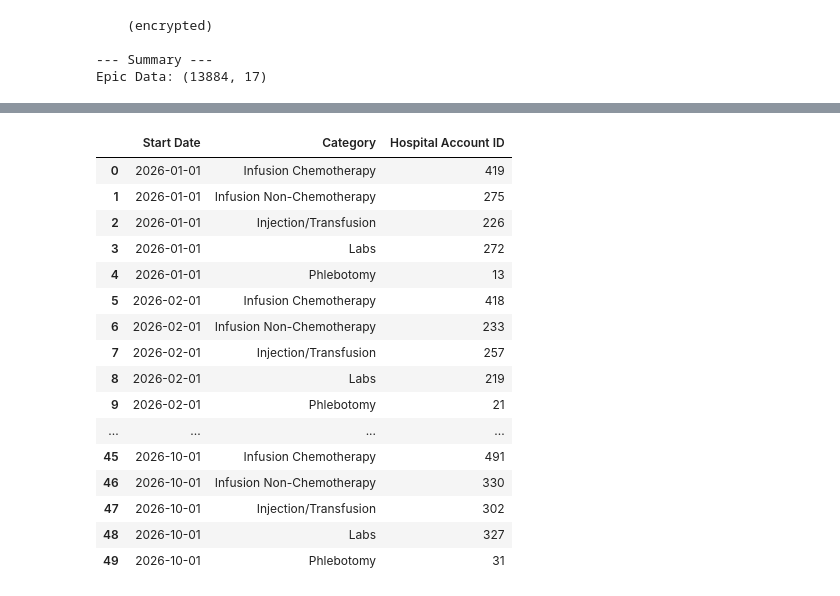
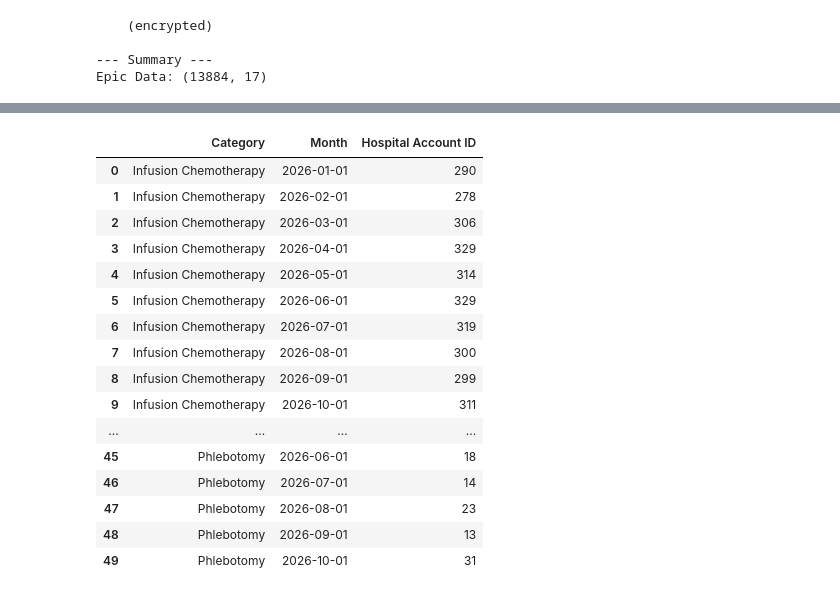
Before and after one commit to k8bixby/manhattan, a Jupyter notebook: financials/infusion.ipynb, the cells around one changed output, grey strips where cells are left out. Saved outputs shown, nothing was run; the diff lists cells and outputs as text; code cells hidden in the pictures.

```diff
--- a/financials/infusion.ipynb
+++ b/financials/infusion.ipynb
@@ -184,9 +236,10 @@ print(f"Epic Data: {epic_infusion.shape}")
 Epic Data: (13884, 17)
 # %%
 infusion_cases = (
-    epic_infusion[['Start Date', 'Slices by Procedure CPT Code Detail.1', 'Hospital Account ID']]
+    epic_infusion[['Patient Epic ID', 'Service Date', 'Charge Code', 'Posted Amount ($)', 'Hospital Account ID']]
     .drop_duplicates()
-    .rename(columns={'Slices by Procedure CPT Code Detail.1': 'CPT Code'}))
+    .rename(columns={'Charge Code': 'CPT Code', 'Posted Amount ($)': 'Amount'})
+)
 
 display(infusion_cases)
 # %% [output]
@@ -206,45 +259,68 @@ display(infusion_cases)
 # %%
 infusion_types = pd.DataFrame(
-    [       ('96401 - HC CHEMOTX ADMN SUBQ/IM NON-HORMONAL ANTI-NEO', 'Infusion Chemotherapy'),
-                ('96402 - HC CHEMOTX ADMN SUBQ/IM HORMONAL ANTI-NEO', 'Infusion Chemotherapy'),
-               ('96409 - HC CHEMOTX ADMN IV PUSH TQ 1/1ST SBST/DRUG', 'Infusion Chemotherapy'),
-                  ('96411 - HC CHEMOTX ADMN IV PUSH TQ EA SBST/DRUG', 'Infusion Chemotherapy'),
-        ('96413 - HC CHEMOTX ADMN IV NFS TQ UP 1 HR 1/1ST SBST/DRUG', 'Infusion Chemotherapy'),
-                  ('36415 - HC COLLECTION VENOUS BLOOD VENIPUNCTURE', 'Labs'),
-                    ('36430 - HC TRANSFUSION BLOOD/BLOOD COMPONENTS', 'Injection/Transfusion'),
-           ('96360 - HC IV INFUSION HYDRATION INITIAL 31 MIN-1 HOUR', 'Infusion Non-Chemotherapy'),
-       ('96365 - HC IV INFUSION THERAPY/PROPHYLAXIS /DX 1ST TO 1 HR', 'Infusion Non-Chemotherapy'),
-         ('96372 - HC THERAPEUTIC PROPHYLACTIC/DX INJECTION SUBQ/IM', 'Injection/Transfusion'),
-        ('96374 - HC THER PROPH/DX NJX IV PUSH SINGLE/1ST SBST/DRUG', 'Injection/Transfusion'),
-        ('96377 - HC APPL ON-BODY INJECTOR FOR TIMED SUBQ INJECTION', 'Injection/Transfusion'),
-       ('96523 - HC IRRIGAJ IMPLNTD VENOUS ACCESS DRUG DELIVERY SYS', 'Injection/Transfusion'),
-             ('99195 - HC PHLEBOTOMY THERAPEUTIC SEPARATE PROCEDURE', 'Phlebotomy')
-
+    [ (96401, 'Injection/Transfusion'),
+      (96402, 'Injection/Transfusion'),
+      (96409, 'Infusion Chemotherapy'),
+      (96411, 'Infusion Chemotherapy'),
+      (96413, 'Infusion Chemotherapy'),
+      (36415, 'Labs'),
+      (36430, 'Injection/Transfusion'),
+      (96360, 'Infusion Non-Chemotherapy'),
+      (96365, 'Infusion Non-Chemotherapy'),
+      (96372, 'Injection/Transfusion'),
+      (96374, 'Injection/Transfusion'),
+      (96377, 'Injection/Transfusion'),
+      (96523, 'Injection/Transfusion'),
+      (99195, 'Phlebotomy')
            ],
     columns=['CPT Code', 'Category']
 )
 
+#96413 > 96409 > 96401 > 96402 > 96365 > 96374 > 96360 > 96372
+
+# ---------- Hierarchy (highest priority first) ----------
+HIERARCHY = [96413, 96411, 96409, 96401, 96402, 96365, 96360, 96374, 96372, 96377, 96523, 36430, 36415, 99195]
+RANK = {code: i for i, code in enumerate(HIERARCHY, start=1)}
+
+PATIENT_COL = 'Hospital Account ID'     # change to your actual column name
+GROUP_COLS = [PATIENT_COL]          # add a date/encounter column for per-visit (see below)
+
+# Make sure CPT codes are numeric on both sides, or the merge silently fails
+infusion_cases['CPT Code'] = pd.to_numeric(infusion_cases['CPT Code'], errors='coerce').astype('Int64')
+infusion_types['CPT Code'] = infusion_types['CPT Code'].astype('Int64')
+
 inf_cat = pd.merge(infusion_cases, infusion_types, how='left', on='CPT Code')
 
-inf_group = inf_cat.groupby(['Start Date', 'Category'])['Hospital Account ID'].count().reset_index()
-inf_month = inf_cat.groupby(['Start Date'])['Hospital Account ID'].count().reset_index()
-display(inf_group)
-display(inf_month)
+# ---------- Rank and flag ----------
+inf_cat['Hierarchy Rank'] = inf_cat['CPT Code'].map(RANK)   # codes not in the list -> NaN
+
+primary_idx = (inf_cat.dropna(subset=['Hierarchy Rank'])
+                      .groupby(GROUP_COLS)['Hierarchy Rank']
+                      .idxmin())                             # one row per group, even with repeats
+
+inf_cat['Primary Flag'] = 'Non-Primary'
+inf_cat.loc[primary_idx, 'Primary Flag'] = 'Primary'
+
+inf_cat['Month'] = inf_cat['Service Date'].dt.to_period('M').dt.to_timestamp()
+
+inf_grouped = inf_cat[inf_cat['Primary Flag'] == 'Primary'].groupby(['Category', 'Month'])['Hospital Account ID'].nunique().reset_index()
+
+display(inf_grouped)
 # %% [output]
-|  | Start Date | Category | Hospital Account ID |
-| 0 | 2026-01-01 | Infusion Chemotherapy | 419 |
-| 1 | 2026-01-01 | Infusion Non-Chemotherapy | 275 |
-| 2 | 2026-01-01 | Injection/Transfusion | 226 |
-| 3 | 2026-01-01 | Labs | 272 |
-| 4 | 2026-01-01 | Phlebotomy | 13 |
-| 5 | 2026-02-01 | Infusion Chemotherapy | 418 |
-| 6 | 2026-02-01 | Infusion Non-Chemotherapy | 233 |
-| 7 | 2026-02-01 | Injection/Transfusion | 257 |
-| 8 | 2026-02-01 | Labs | 219 |
-| 9 | 2026-02-01 | Phlebotomy | 21 |
+|  | Category | Month | Hospital Account ID |
+| 0 | Infusion Chemotherapy | 2026-01-01 | 290 |
+| 1 | Infusion Chemotherapy | 2026-02-01 | 278 |
+| 2 | Infusion Chemotherapy | 2026-03-01 | 306 |
+| 3 | Infusion Chemotherapy | 2026-04-01 | 329 |
+| 4 | Infusion Chemotherapy | 2026-05-01 | 314 |
+| 5 | Infusion Chemotherapy | 2026-06-01 | 329 |
+| 6 | Infusion Chemotherapy | 2026-07-01 | 319 |
+| 7 | Infusion Chemotherapy | 2026-08-01 | 300 |
+| 8 | Infusion Chemotherapy | 2026-09-01 | 299 |
+| 9 | Infusion Chemotherapy | 2026-10-01 | 311 |
 | ... | ... | ... | ... |
-| 45 | 2026-10-01 | Infusion Chemotherapy | 491 |
-| 46 | 2026-10-01 | Infusion Non-Chemotherapy | 330 |
-| 47 | 2026-10-01 | Injection/Transfusion | 302 |
-| 48 | 2026-10-01 | Labs | 327 |
-| 49 | 2026-10-01 | Phlebotomy | 31 |
+| 45 | Phlebotomy | 2026-06-01 | 18 |
+| 46 | Phlebotomy | 2026-07-01 | 14 |
+| 47 | Phlebotomy | 2026-08-01 | 23 |
+| 48 | Phlebotomy | 2026-09-01 | 13 |
+| 49 | Phlebotomy | 2026-10-01 | 31 |
```
Also changed, not shown: parts of 6 cells of this notebook, 2 other files.
